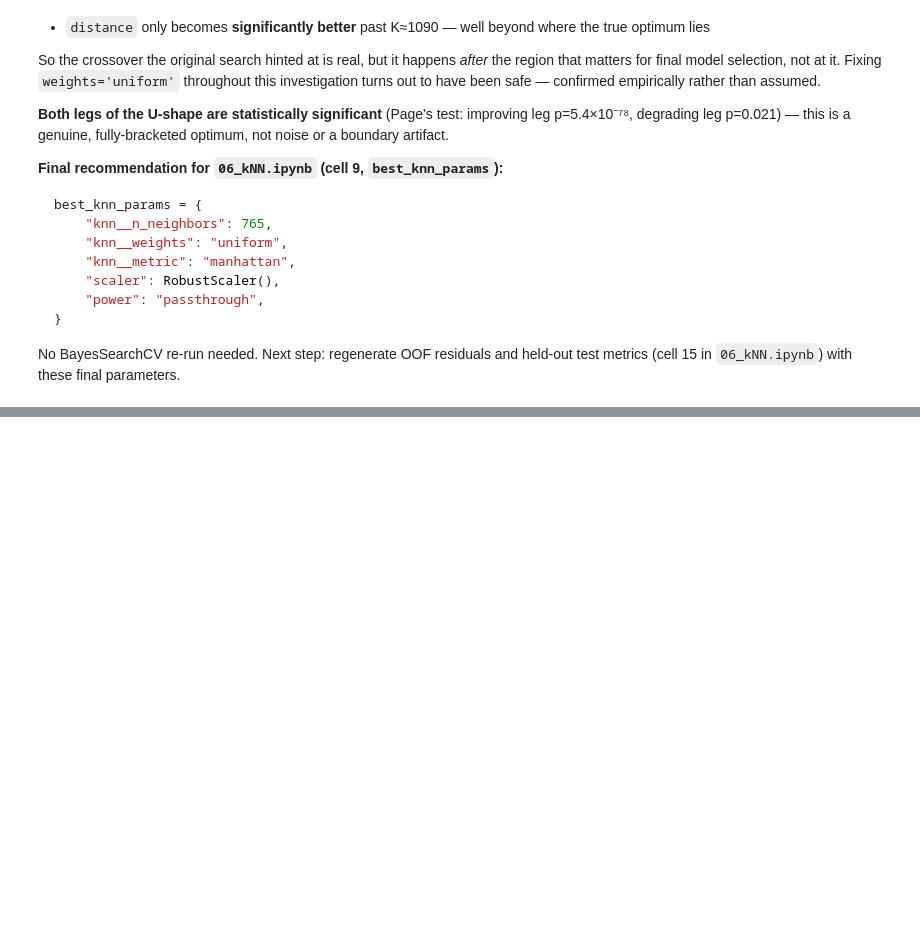
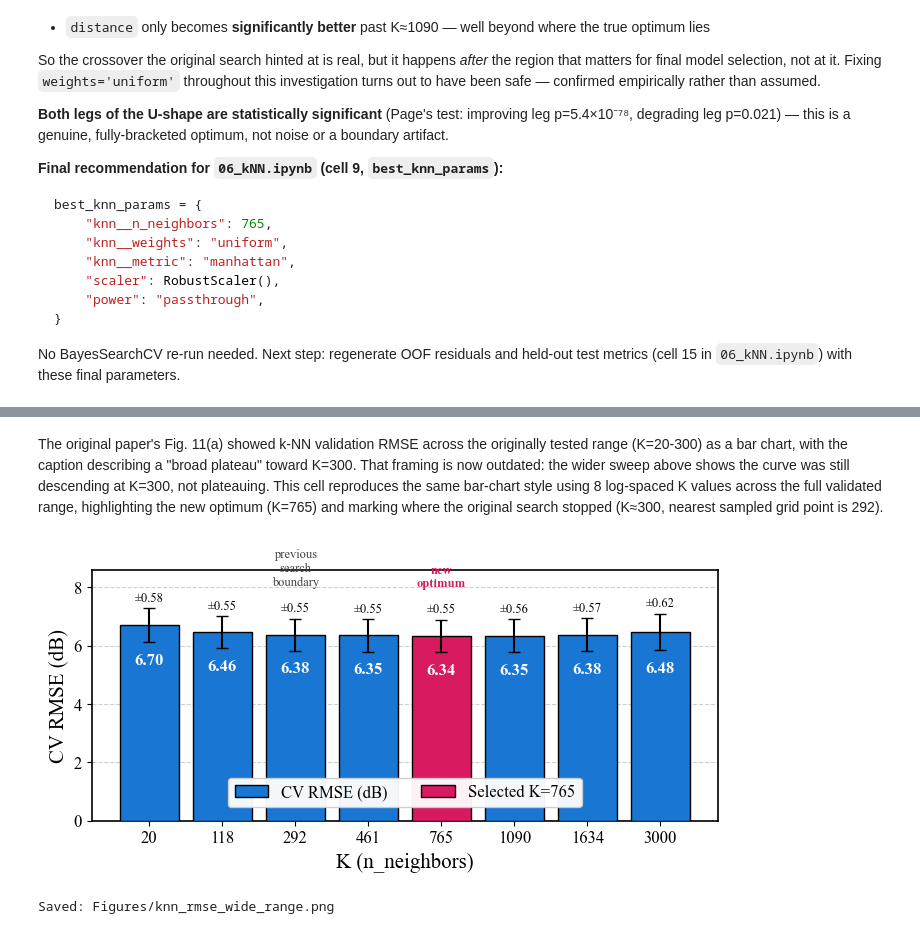
Before and after one commit to nahshonmokua/LoRaWAN-IndoorPathLossModeling-ML, a Jupyter notebook: 06a_kNN.ipynb, the cells around one changed output, grey strips where cells are left out. Saved outputs shown, nothing was run; the diff lists cells and outputs as text; code cells hidden in the pictures; blank space fills up the shorter version.

```diff
--- a/06a_kNN.ipynb
+++ b/06a_kNN.ipynb
@@ -287,0 +307,80 @@ No BayesSearchCV re-run needed. Next step: regenerate OOF residuals and held-out
+# %% [markdown]
+The original paper's Fig. 11(a) showed k-NN validation RMSE across the originally tested range (K=20-300) as a bar chart, with the caption describing a "broad plateau" toward K=300. That framing is now outdated: the wider sweep above shows the curve was still descending at K=300, not plateauing. This cell reproduces the same bar-chart style using 8 log-spaced K values across the full validated range, highlighting the new optimum (K=765) and marking where the original search stopped (K≈300, nearest sampled grid point is 292).
+# %%
+FIGURES_DIR = "Figures"
+os.makedirs(FIGURES_DIR, exist_ok=True)
+
+uni_agg = cv_scan_df[cv_scan_df["weighting"] == "uniform"].groupby("K")["rmse"].agg(["mean", "std"]).reset_index()
+uni_agg.columns = ["K", "mean_rmse", "std_rmse"]
+
+bar_targets = [20, 118, 292, 461, 765, 1090, 1634, 3000]
+plot_df = uni_agg[uni_agg["K"].isin(bar_targets)].sort_values("K").reset_index(drop=True)
+
+tick_fontsize = 12
+axis_labelsize = 15
+legend_fontsize = 12
+
+x = np.arange(len(plot_df))
+bar_width = 0.8
+
+fig, ax = plt.subplots(figsize=(7, 3.5))
+
+colors = ["#1976d2"] * len(plot_df)
+best_pos = plot_df.index[plot_df["K"] == 765][0]
+colors[best_pos] = "#d81b60"
+
+bars = ax.bar(
+    x, plot_df["mean_rmse"], width=bar_width, yerr=plot_df["std_rmse"], capsize=4,
+    color=colors, edgecolor="black", linewidth=1, zorder=3,
+)
+
+ax.set_xlabel("K (n_neighbors)", fontsize=axis_labelsize)
+ax.set_ylabel("CV RMSE (dB)", fontsize=axis_labelsize)
+ax.set_xticks(x)
+ax.set_xticklabels(plot_df["K"].astype(int), fontsize=tick_fontsize)
+ax.tick_params(axis="y", labelsize=tick_fontsize)
+ax.grid(True, axis="y", linestyle="--", alpha=0.6)
+ax.set_ylim(0, 8.6)
+
+for i, row in plot_df.iterrows():
+    ax.annotate(
+        f'{row["mean_rmse"]:.2f}', (x[i], row["mean_rmse"] - row["std_rmse"]),
+        textcoords="offset points", xytext=(0, -8),
+        ha="center", va="top", fontsize=tick_fontsize, color="white", fontweight="bold",
+    )
+    ax.annotate(
+        f'±{row["std_rmse"]:.2f}', (x[i], row["mean_rmse"] + row["std_rmse"]),
+        textcoords="offset points", xytext=(0, 3),
+        ha="center", va="bottom", fontsize=tick_fontsize - 3,
+    )
+
+old_pos = plot_df.index[plot_df["K"] == 292][0]
+ax.annotate(
+    "previous\nsearch\nboundary", (x[old_pos], plot_df.loc[old_pos, "mean_rmse"] + plot_df.loc[old_pos, "std_rmse"]),
+    textcoords="offset points", xytext=(0, 22), ha="center", va="bottom", fontsize=9, color="0.25",
+)
+ax.annotate(
+    "new\noptimum", (x[best_pos], plot_df.loc[best_pos, "mean_rmse"] + plot_df.loc[best_pos, "std_rmse"]),
+    textcoords="offset points", xytext=(0, 22), ha="center", va="bottom", fontsize=9, color="#d81b60", fontweight="bold",
+)
+
+handles = [
+    plt.Rectangle((0, 0), 1, 1, facecolor="#1976d2", edgecolor="black", label="CV RMSE (dB)"),
+    plt.Rectangle((0, 0), 1, 1, facecolor="#d81b60", edgecolor="black", label="Selected K=765"),
+]
+ax.legend(handles=handles, loc="lower center", ncol=2, fontsize=legend_fontsize, framealpha=0.95,
+          bbox_to_anchor=(0.5, 0.02))
+
+for spine in ax.spines.values():
+    spine.set_visible(True)
+    spine.set_linewidth(1.2)
+    spine.set_edgecolor("black")
+
+fig.tight_layout()
+fig_path = os.path.join(FIGURES_DIR, "knn_rmse_wide_range.png")
+fig.savefig(fig_path, dpi=300, bbox_inches="tight")
+plt.show()
+print(f"Saved: {fig_path}")
+# %% [output]
+[figure, added]
+Saved: Figures/knn_rmse_wide_range.png
```
Also changed, not shown: parts of 10 cells of this notebook, 10 other files.
